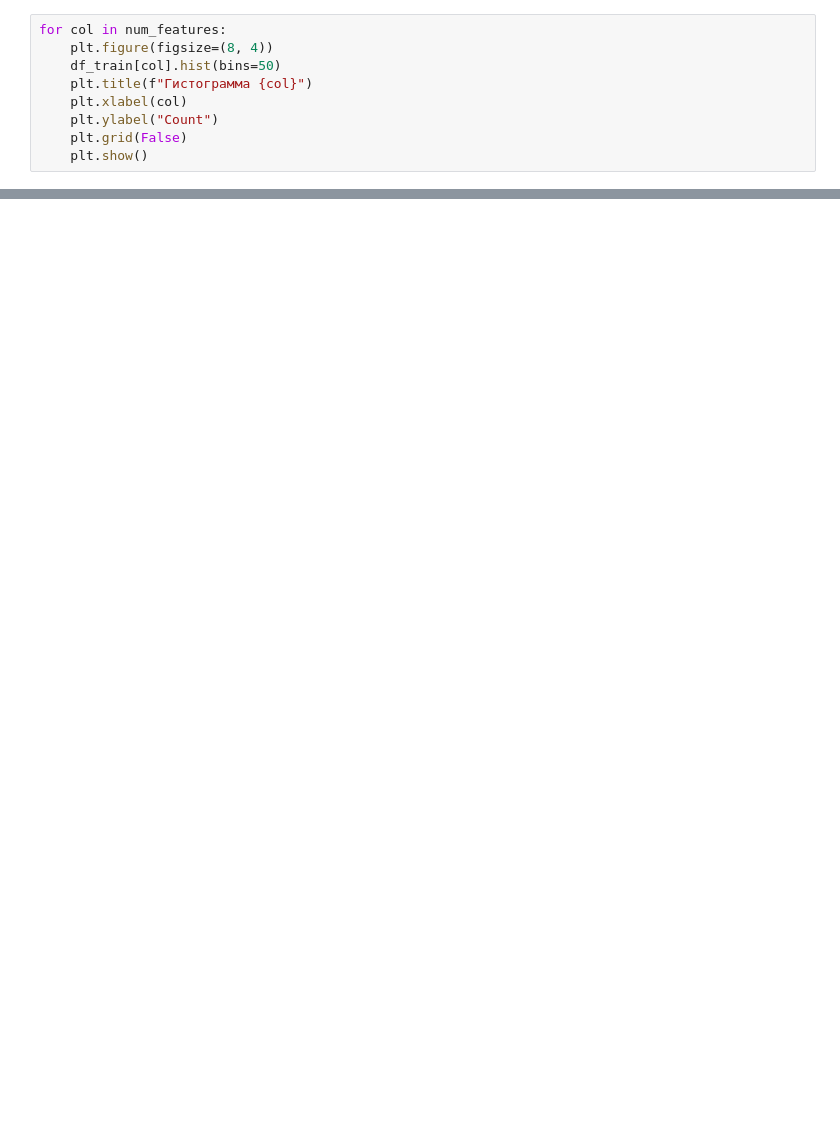
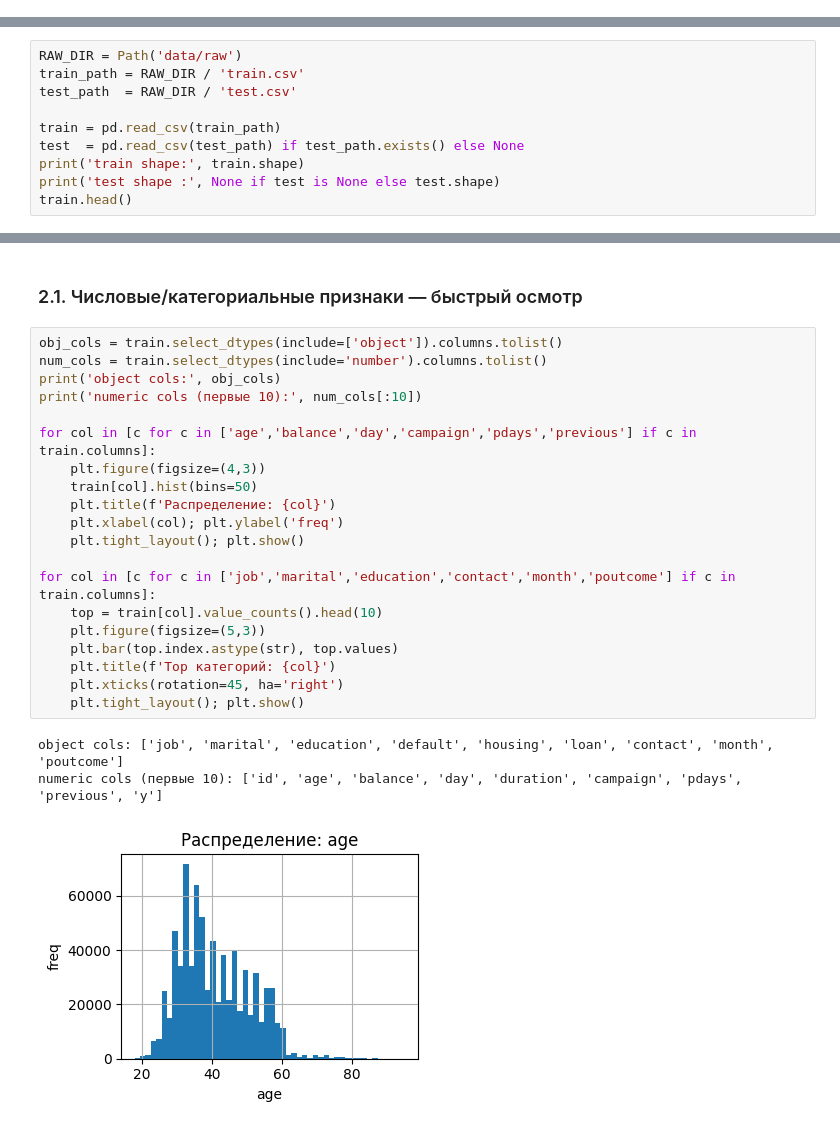
Before and after one commit to alexkorolex/project_dataset_learning_financial_university, a Jupyter notebook: main.ipynb, the cells around one changed output, grey strips where cells are left out. Drawn from its saved outputs; the diff is of its cells as text; blank space fills up the shorter version.

```diff
--- a/main.ipynb
+++ b/main.ipynb
@@ -46,9 +0,0 @@ poutcome: unknown ratio = 89.66%
-# %%
-for col in num_features:
-    plt.figure(figsize=(8, 4))
-    df_train[col].hist(bins=50)
-    plt.title(f"Гистограмма {col}")
-    plt.xlabel(col)
-    plt.ylabel("Count")
-    plt.grid(False)
-    plt.show()
@@ -314,0 +44,10 @@ AUC-ROC: 0.9723
+# %%
+RAW_DIR = Path('data/raw')
+train_path = RAW_DIR / 'train.csv'
+test_path  = RAW_DIR / 'test.csv'
+
+train = pd.read_csv(train_path)
+test  = pd.read_csv(test_path) if test_path.exists() else None
+print('train shape:', train.shape)
+print('test shape :', None if test is None else test.shape)
+train.head()
@@ -314,0 +111,26 @@ AUC-ROC: 0.9723
+# %% [markdown]
+### 2.1. Числовые/категориальные признаки — быстрый осмотр
+# %%
+obj_cols = train.select_dtypes(include=['object']).columns.tolist()
+num_cols = train.select_dtypes(include='number').columns.tolist()
+print('object cols:', obj_cols)
+print('numeric cols (первые 10):', num_cols[:10])
+
+for col in [c for c in ['age','balance','day','campaign','pdays','previous'] if c in train.columns]:
+    plt.figure(figsize=(4,3))
+    train[col].hist(bins=50)
+    plt.title(f'Распределение: {col}')
+    plt.xlabel(col); plt.ylabel('freq')
+    plt.tight_layout(); plt.show()
+
+for col in [c for c in ['job','marital','education','contact','month','poutcome'] if c in train.columns]:
+    top = train[col].value_counts().head(10)
+    plt.figure(figsize=(5,3))
+    plt.bar(top.index.astype(str), top.values)
+    plt.title(f'Top категорий: {col}')
+    plt.xticks(rotation=45, ha='right')
+    plt.tight_layout(); plt.show()
+# %% [output]
+object cols: ['job', 'marital', 'education', 'default', 'housing', 'loan', 'contact', 'month', 'poutcome']
+numeric cols (первые 10): ['id', 'age', 'balance', 'day', 'duration', 'campaign', 'pdays', 'previous', 'y']
+[figure, added]
```
Also changed, not shown: parts of 46 cells of this notebook.
